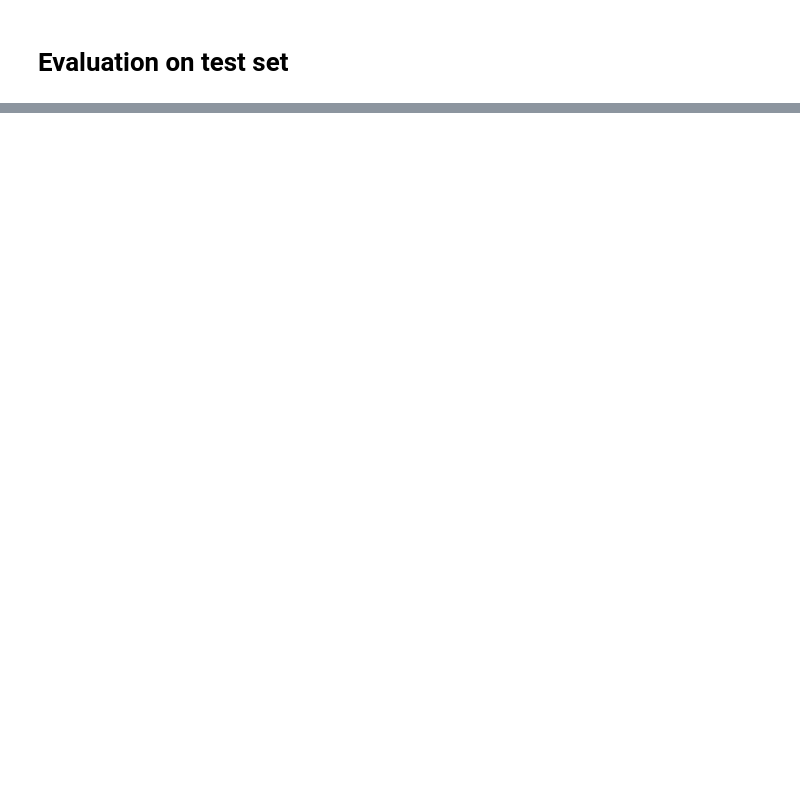
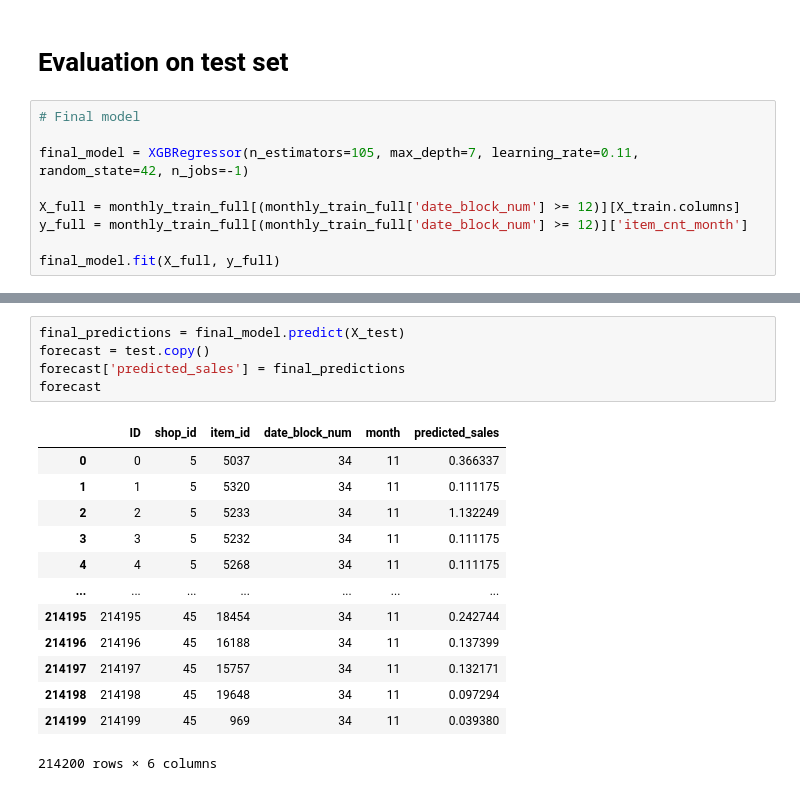
Before and after one commit to nguyen6uyen/Nguyen_Datanest_DS_MLE_takehome_test, a Jupyter notebook: work.ipynb, the cells around one changed output, grey strips where cells are left out. Saved outputs shown, nothing was run; the diff lists cells and outputs as text; blank space fills up the shorter version.

```diff
--- a/work.ipynb
+++ b/work.ipynb
@@ -238,2 +609,11 @@ X_train
 # %% [markdown]
 # Evaluation on test set
+# %%
+# Final model
+
+final_model = XGBRegressor(n_estimators=105, max_depth=7, learning_rate=0.11, random_state=42, n_jobs=-1)
+
+X_full = monthly_train_full[(monthly_train_full['date_block_num'] >= 12)][X_train.columns]
+y_full = monthly_train_full[(monthly_train_full['date_block_num'] >= 12)]['item_cnt_month']
+
+final_model.fit(X_full, y_full)
@@ -239,0 +678,19 @@ X_train
+# %%
+final_predictions = final_model.predict(X_test)
+forecast = test.copy()
+forecast['predicted_sales'] = final_predictions
+forecast
+# %% [output]
+|  | ID | shop_id | item_id | date_block_num | month | predicted_sales |
+| 0 | 0 | 5 | 5037 | 34 | 11 | 0.366337 |
+| 1 | 1 | 5 | 5320 | 34 | 11 | 0.111175 |
+| 2 | 2 | 5 | 5233 | 34 | 11 | 1.132249 |
+| 3 | 3 | 5 | 5232 | 34 | 11 | 0.111175 |
+| 4 | 4 | 5 | 5268 | 34 | 11 | 0.111175 |
+| ... | ... | ... | ... | ... | ... | ... |
+| 214195 | 214195 | 45 | 18454 | 34 | 11 | 0.242744 |
+| 214196 | 214196 | 45 | 16188 | 34 | 11 | 0.137399 |
+| 214197 | 214197 | 45 | 15757 | 34 | 11 | 0.132171 |
+| 214198 | 214198 | 45 | 19648 | 34 | 11 | 0.097294 |
+| 214199 | 214199 | 45 | 969 | 34 | 11 | 0.039380 |
+214200 rows × 6 columns
```
Also changed, not shown: parts of 35 cells of this notebook, 1 other file.
